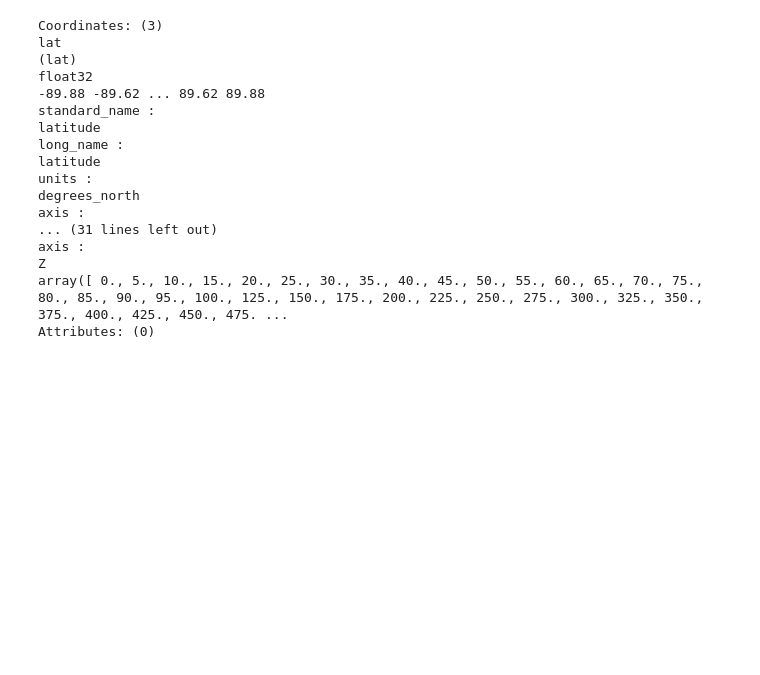
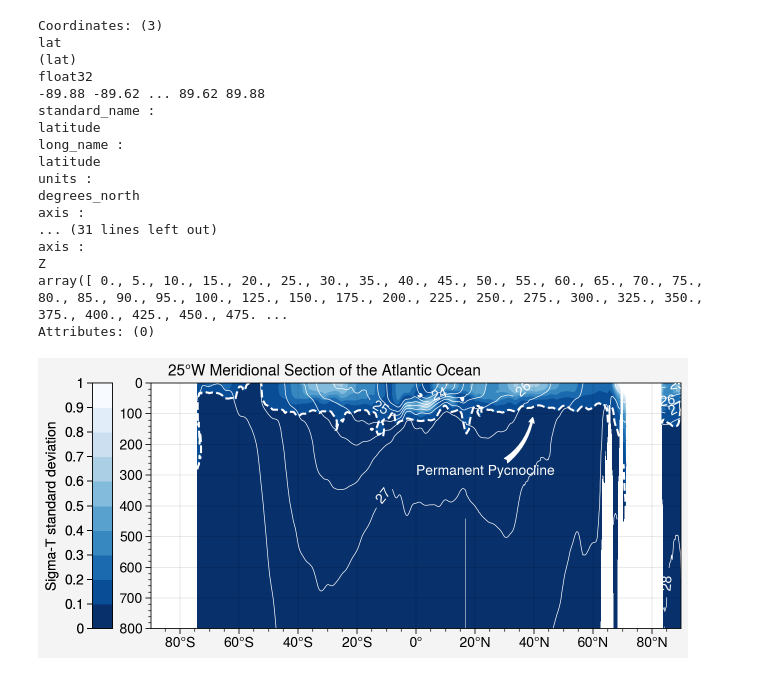
Before and after one commit to PaleoLipidRR/marine-AOA-GDGT-distribution, a Jupyter notebook: PNAS_pythonCodeS1_BeyondTEX86_preprocessing_RR.ipynb, the cells around one changed output. Saved outputs shown, nothing was run; the diff lists cells and outputs as text; code cells hidden in the pictures; blank space fills up the shorter version.

```diff
--- a/PNAS_pythonCodeS1_BeyondTEX86_preprocessing_RR.ipynb
+++ b/PNAS_pythonCodeS1_BeyondTEX86_preprocessing_RR.ipynb
@@ -418,7 +418,7 @@ ts_decav_filename = 'woa18_decav_t00_04.nc'
 ts = xr.open_mfdataset(filepath+ts_decav_filename,decode_times=False,chunks={'time':1,'depth':1,'lon':100})
 
 ss_decav_filname = 'woa18_decav_s00_04.nc'
-ss = xr.open_mfdataset(filepath+ss_decav_filname,decode_times=False,chunks={'time':1,'depth':1,'lon':100})a
+ss = xr.open_mfdataset(filepath+ss_decav_filname,decode_times=False,chunks={'time':1,'depth':1,'lon':100})
 # %% [markdown]
 ### 3.1.2 Monthly average dataset from the multi-decadal climatologies (0.25degx0.25deg; 1955-2017)
 # %%
@@ -544,0 +645,4 @@ Attributes: (0)
+# %%
+fig_permanent_pycnocline()
+# %% [output]
+[figure, added]
```
Also changed, not shown: parts of 5 cells of this notebook.
